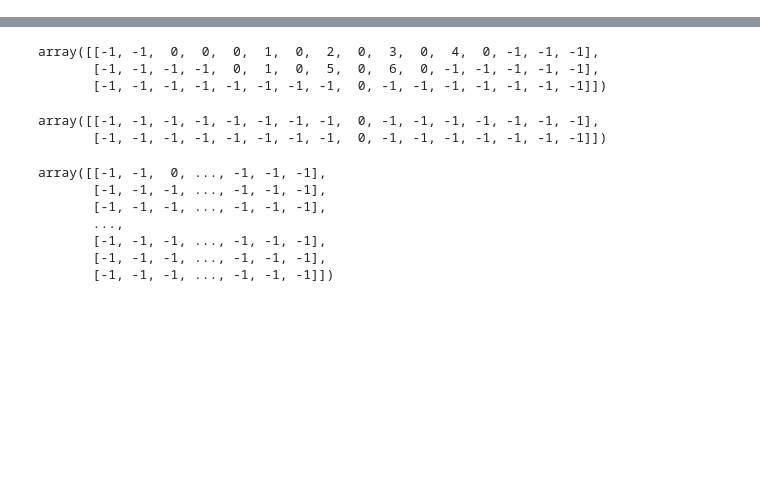
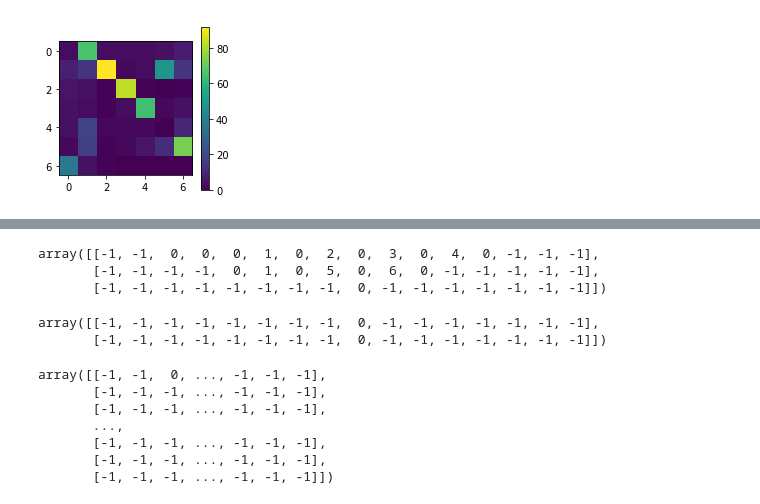
Before and after one commit to rykachevskiy/CRISPR, a Jupyter notebook: Probabilistic_model/amplifier_repeats-each-to-each.ipynb, the cells around one changed output, grey strips where cells are left out. Drawn from its saved outputs; the diff is of its cells as text; code cells hidden in the pictures; blank space fills up the shorter version.

```diff
--- a/Probabilistic_model/amplifier_repeats-each-to-each.ipynb
+++ b/Probabilistic_model/amplifier_repeats-each-to-each.ipynb
@@ -213,0 +371,4 @@ V = 'DEBUG_2'
+# %%
+p_list = [[0,0, 0,1, 0,2, 0,3, 0,4, 0], [0,1, 0,5, 0,6,0]]
+primers_num = {0:1000, 1:1000}
+p = Population(p_list, primers_num, max_len=16)
@@ -213,0 +386,2 @@ V = 'DEBUG_2'
+# %%
+pcr = PCR(p, repeats_descr)
@@ -213,0 +459,4 @@ V = 'DEBUG_2'
+# %%
+plot_gr(pcr.to_graph(7), s = 3)
+# %% [output]
+[figure, added]
```
Also changed, not shown: parts of 51 cells of this notebook.
